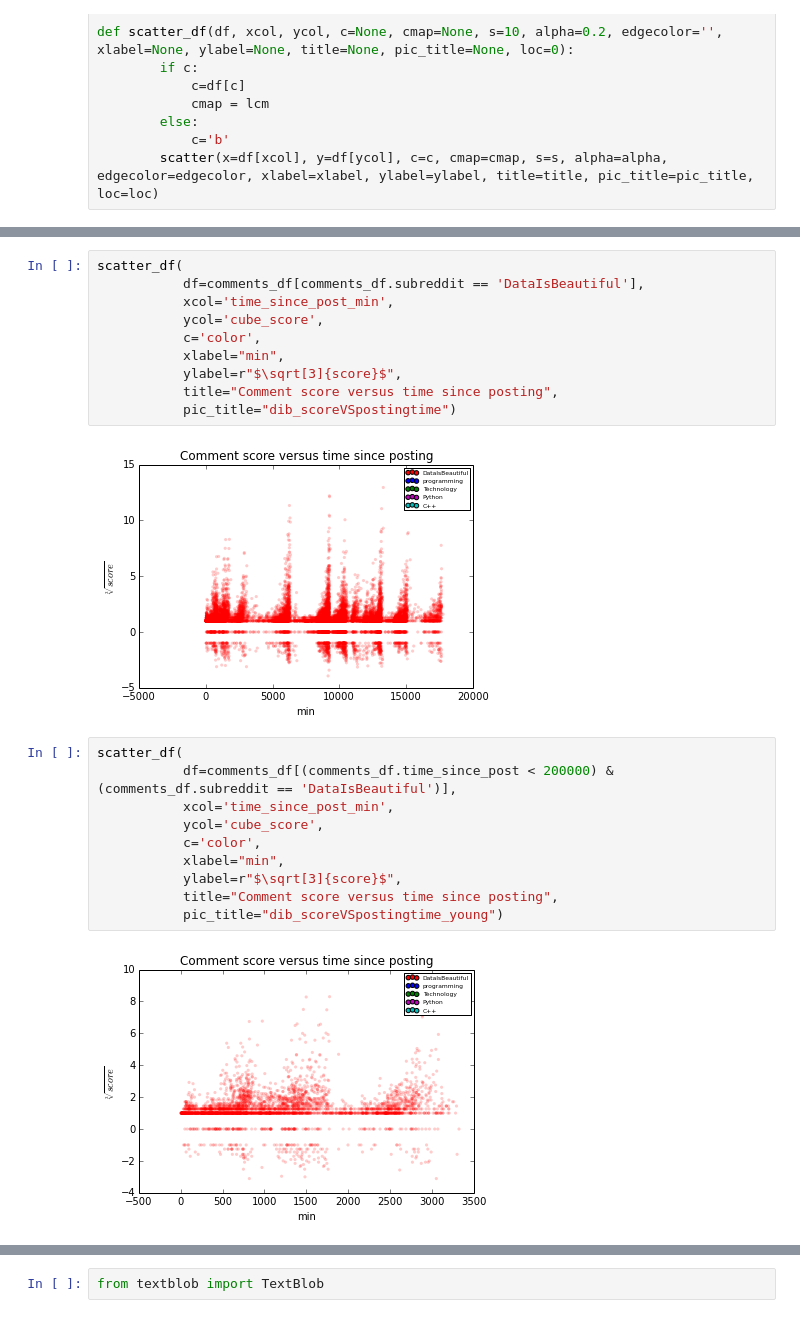
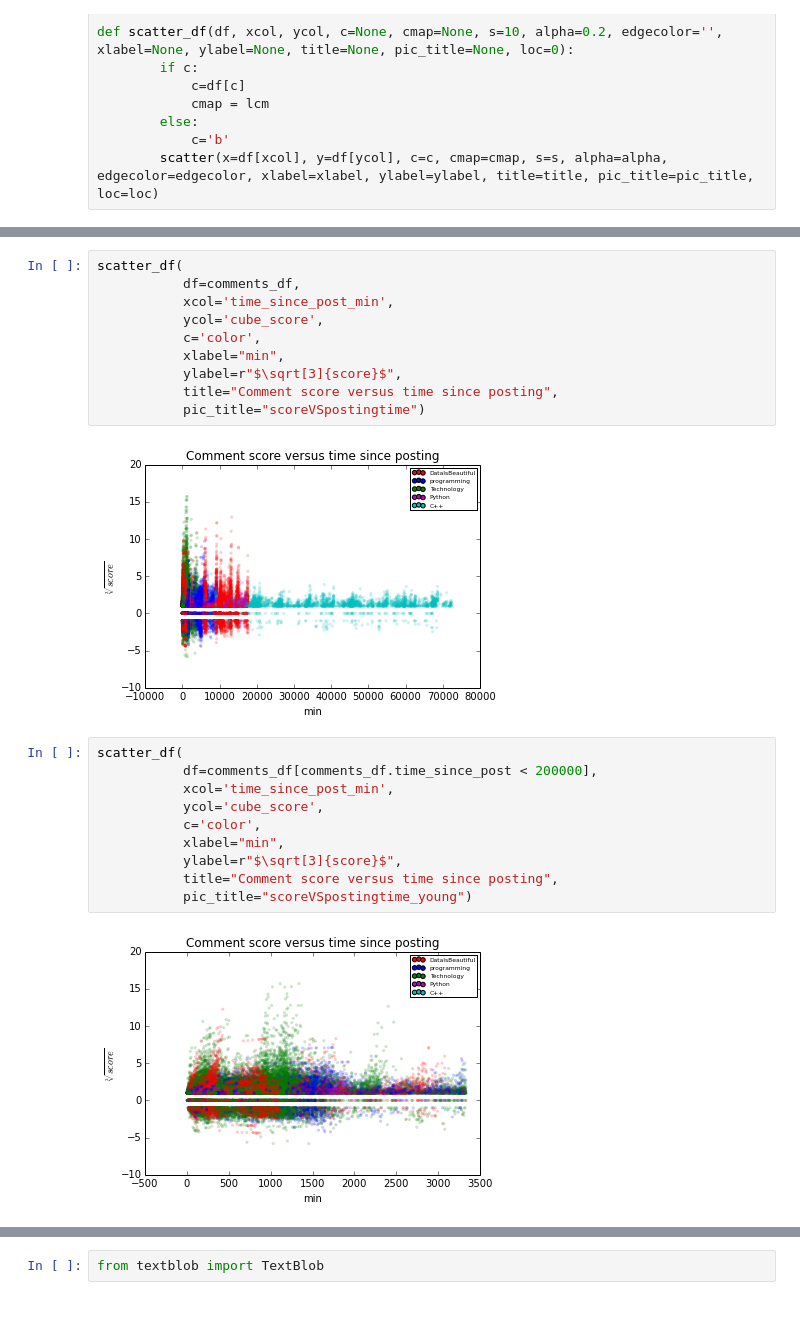
Before and after one commit to gautsi/creddit_score, a Jupyter notebook: notebooks/exploratory_analysis2.ipynb, the cells around one changed output, grey strips where cells are left out. Cells and saved outputs as stored; diff of their text form.

```diff
--- a/notebooks/exploratory_analysis2.ipynb
+++ b/notebooks/exploratory_analysis2.ipynb
@@ -106,27 +99,27 @@ scatter_df(
 # %%
 scatter_df(
-           df=comments_df[comments_df.subreddit == 'DataIsBeautiful'],
+           df=comments_df,
            xcol='time_since_post_min',
            ycol='cube_score',
            c='color',
            xlabel="min",
            ylabel=r"$\sqrt[3]{score}$",
            title="Comment score versus time since posting",
-           pic_title="dib_scoreVSpostingtime")
+           pic_title="scoreVSpostingtime")
 # %% [output]
-[figure, old version]
+[figure, new version]
 # %%
 scatter_df(
-           df=comments_df[(comments_df.time_since_post < 200000) & (comments_df.subreddit == 'DataIsBeautiful')],
+           df=comments_df[comments_df.time_since_post < 200000],
            xcol='time_since_post_min',
            ycol='cube_score',
            c='color',
            xlabel="min",
            ylabel=r"$\sqrt[3]{score}$",
            title="Comment score versus time since posting",
-           pic_title="dib_scoreVSpostingtime_young")
+           pic_title="scoreVSpostingtime_young")
 # %% [output]
-[figure, old version]
+[figure, new version]
 # %%
 scatter_df(
            df=comments_df,
```
Also changed, not shown: parts of 27 cells of this notebook, 3 other files.
